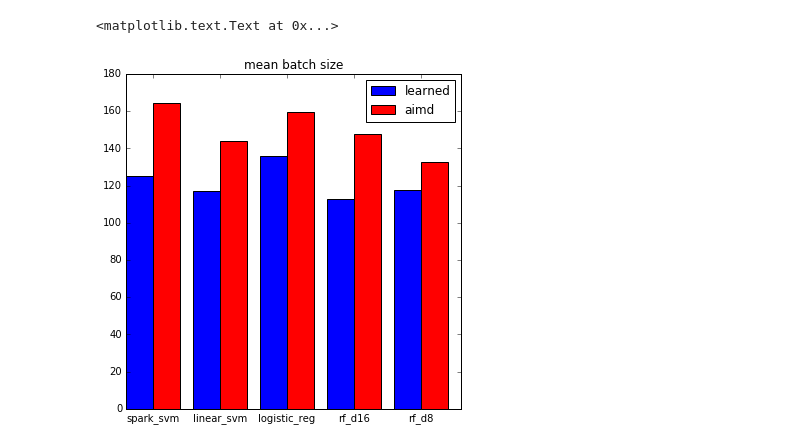
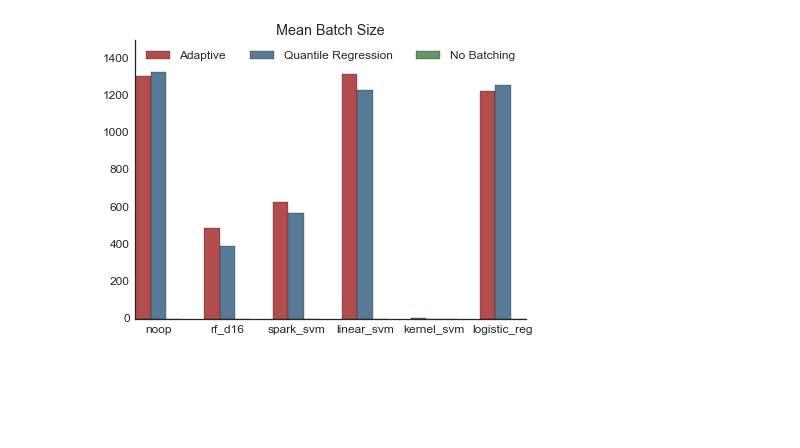
Before and after one commit to dcrankshaw/clipper-plots, a Jupyter notebook: batching/batching_aimd_vs_quantreg.ipynb, the cells around one changed output. Drawn from its saved outputs; the diff is of its cells as text; code cells hidden in the pictures; blank space fills up the shorter version.

```diff
--- a/batching/batching_aimd_vs_quantreg.ipynb
+++ b/batching/batching_aimd_vs_quantreg.ipynb
@@ -79,17 +92,33 @@ ax.set_title("p99 batch size")
-# %%
-mean = [(m["name"].split(":")[0], m["mean"]) for m in quantreg_results["histograms"] if "model_batch_size" in m["name"]]
-names, lats = zip(*mean)
-
-fig, ax = plt.subplots(figsize=(6,6))
-ax.bar(np.arange(len(names))*5,  lats, width=2, color="blue", label="learned")
-
-mean = [(m["name"].split(":")[0], m["mean"]) for m in aimd_results["histograms"] if "model_batch_size" in m["name"]]
-names, lats = zip(*mean)
-ax.bar(np.arange(len(names))*5 + 2,  lats, width=2, color="red", label="aimd")
-plt.xticks(np.arange(len(names))*5 + 2, names)
-# ax.set_ylim(0, )
-ax.legend(loc=0)
-ax.set_title("mean batch size")
-# %% [output]
-<matplotlib.text.Text at 0x...>
-[figure, removed]
+# %%
+def plot_batch_sizes(results):
+    fig, ax = plt.subplots(figsize=(7,5))
+    sns.despine()
+    width = 1
+    space = 1.5
+    num_bars = len(results)
+    offset = 0
+    colors = sns.color_palette("Set1", n_colors=8, desat=.5)
+
+    for strat in ["Adaptive", "Quantile Regression", "No Batching"]:
+#         thrus = [(m["name"].split(":")[0], m["rate"]) for m in results[strat]["meters"] if "model_thruput" in m["name"]]
+#         model_names, rates = zip(*thrus)
+
+        mean_b = [(m["name"].split(":")[0], m["mean"]) for m in results[strat]["histograms"] if "model_batch" in m["name"]]
+        model_names, bs = zip(*mean_b)
+
+
+        ax.bar(np.arange(len(bs))*width*(num_bars+ space) + width*offset, bs, color=colors[offset], width=width, label=strat)
+        if offset == 0:
+            plt.xticks(np.arange(len(bs))*width*(num_bars + space) + width*(num_bars/2.0), model_names)
+        offset += 1
+    ax.set_ylim(0, 1500)
+#     ax.set_yscale("log")
+    ax.legend(loc=0,ncol=3)
+
+    ax.set_title("Mean Batch Size")
+    plt.show()
+#     plt.savefig("%s/batching_strategy_comp_thru.pdf" % (fig_dir), bbox_inches='tight')
+
+plot_batch_sizes(results)
+# %% [output]
+[figure, added]
```
Also changed, not shown: parts of 6 cells of this notebook, 1 other file.
